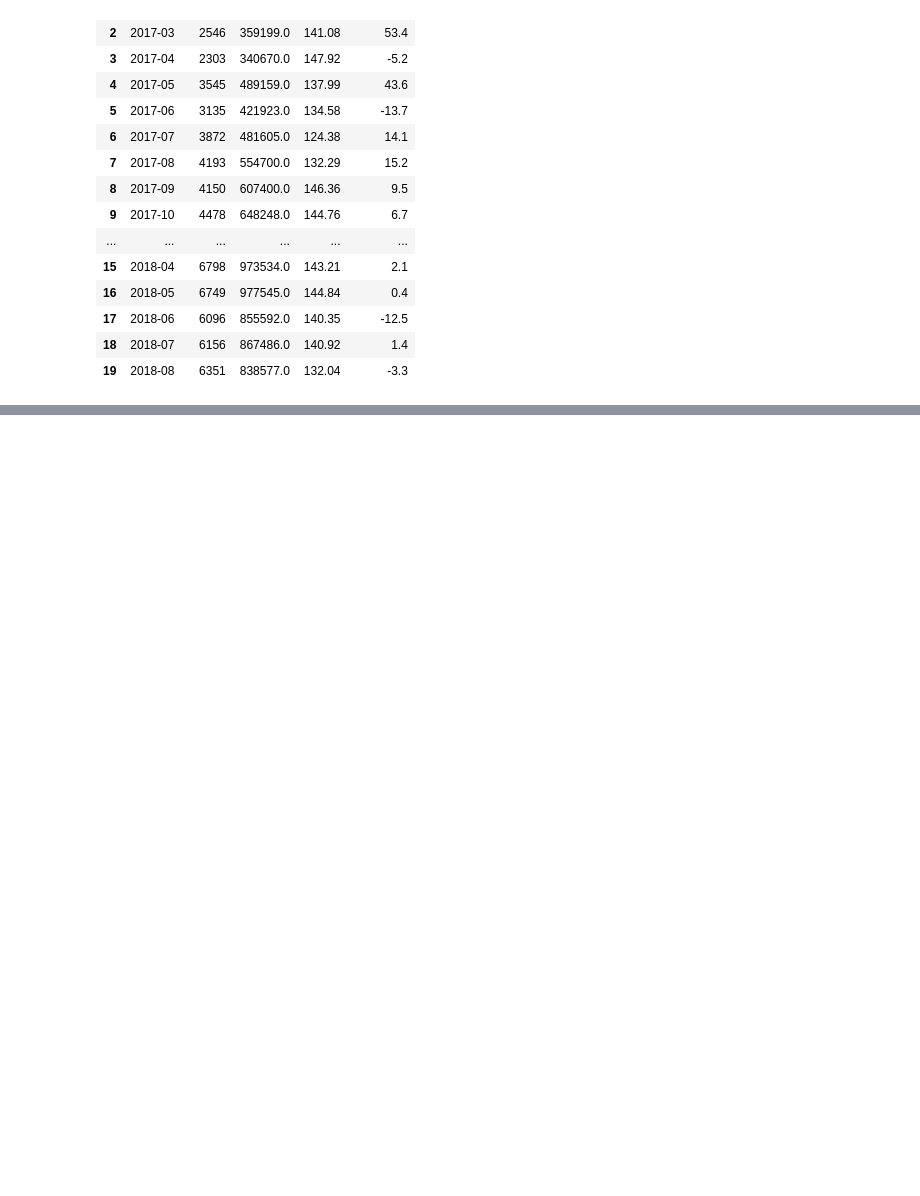
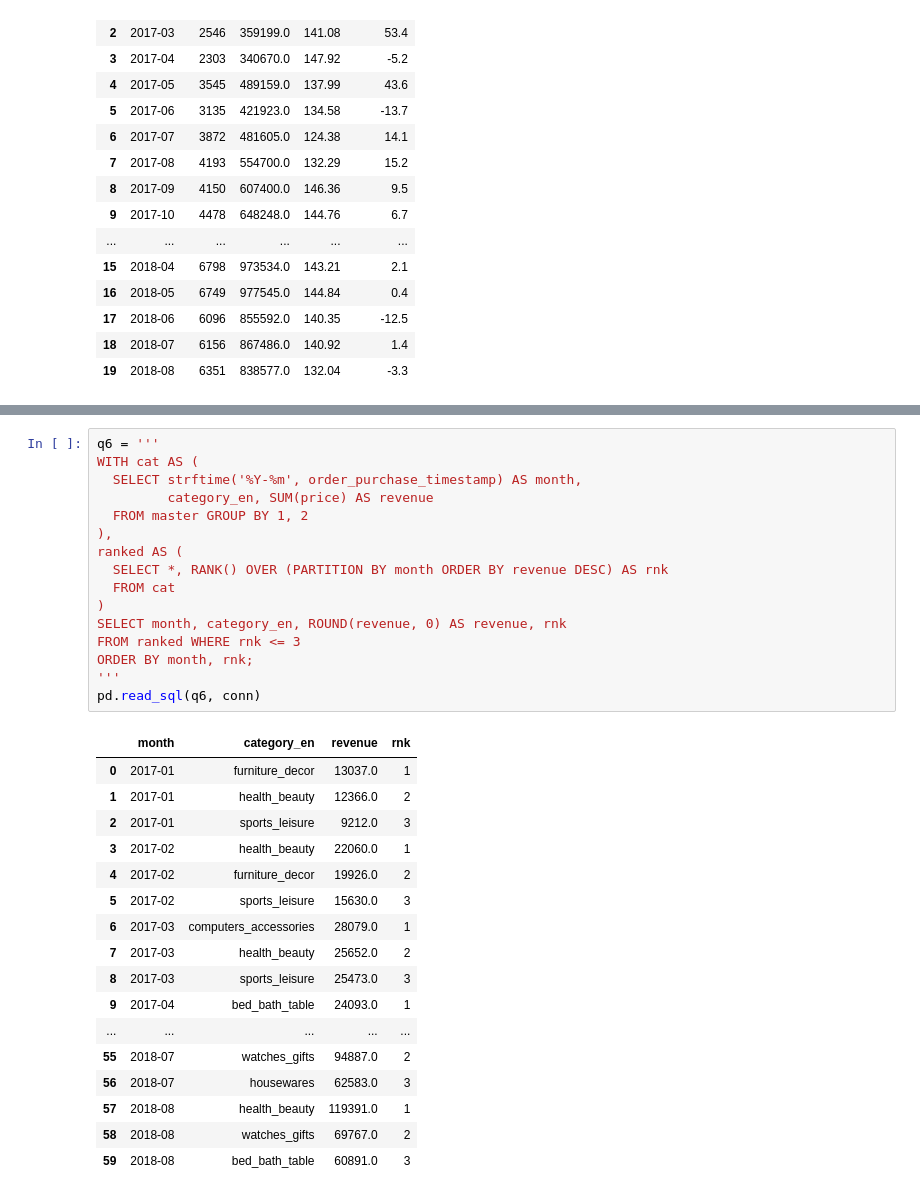
Before and after one commit to Sruthi7sri-hue/olist-sales-drop, a Jupyter notebook: notebooks/04_sql.ipynb, the cells around one changed output, grey strips where cells are left out. Cells and saved outputs as stored; diff of their text form; blank space fills up the shorter version.

```diff
--- a/notebooks/04_sql.ipynb
+++ b/notebooks/04_sql.ipynb
@@ -47,0 +164,34 @@ pd.read_sql(query, conn)
+# %%
+q6 = '''
+WITH cat AS (
+  SELECT strftime('%Y-%m', order_purchase_timestamp) AS month,
+         category_en, SUM(price) AS revenue
+  FROM master GROUP BY 1, 2
+),
+ranked AS (
+  SELECT *, RANK() OVER (PARTITION BY month ORDER BY revenue DESC) AS rnk
+  FROM cat
+)
+SELECT month, category_en, ROUND(revenue, 0) AS revenue, rnk
+FROM ranked WHERE rnk <= 3
+ORDER BY month, rnk;
+'''
+pd.read_sql(q6, conn)
+# %% [output]
+|  | month | category_en | revenue | rnk |
+| 0 | 2017-01 | furniture_decor | 13037.0 | 1 |
+| 1 | 2017-01 | health_beauty | 12366.0 | 2 |
+| 2 | 2017-01 | sports_leisure | 9212.0 | 3 |
+| 3 | 2017-02 | health_beauty | 22060.0 | 1 |
+| 4 | 2017-02 | furniture_decor | 19926.0 | 2 |
+| 5 | 2017-02 | sports_leisure | 15630.0 | 3 |
+| 6 | 2017-03 | computers_accessories | 28079.0 | 1 |
+| 7 | 2017-03 | health_beauty | 25652.0 | 2 |
+| 8 | 2017-03 | sports_leisure | 25473.0 | 3 |
+| 9 | 2017-04 | bed_bath_table | 24093.0 | 1 |
+| ... | ... | ... | ... | ... |
+| 55 | 2018-07 | watches_gifts | 94887.0 | 2 |
+| 56 | 2018-07 | housewares | 62583.0 | 3 |
+| 57 | 2018-08 | health_beauty | 119391.0 | 1 |
+| 58 | 2018-08 | watches_gifts | 69767.0 | 2 |
+| 59 | 2018-08 | bed_bath_table | 60891.0 | 3 |
```
Also changed, not shown: parts of 6 cells of this notebook.
